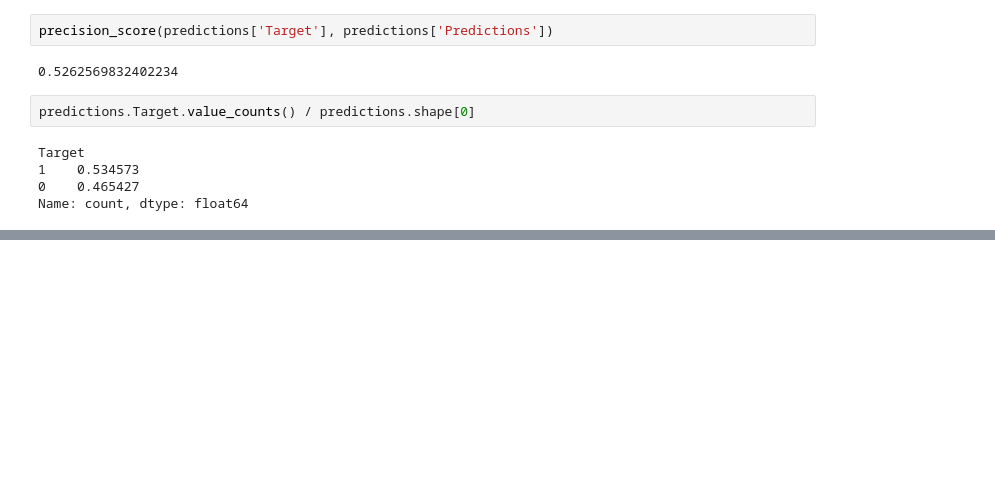
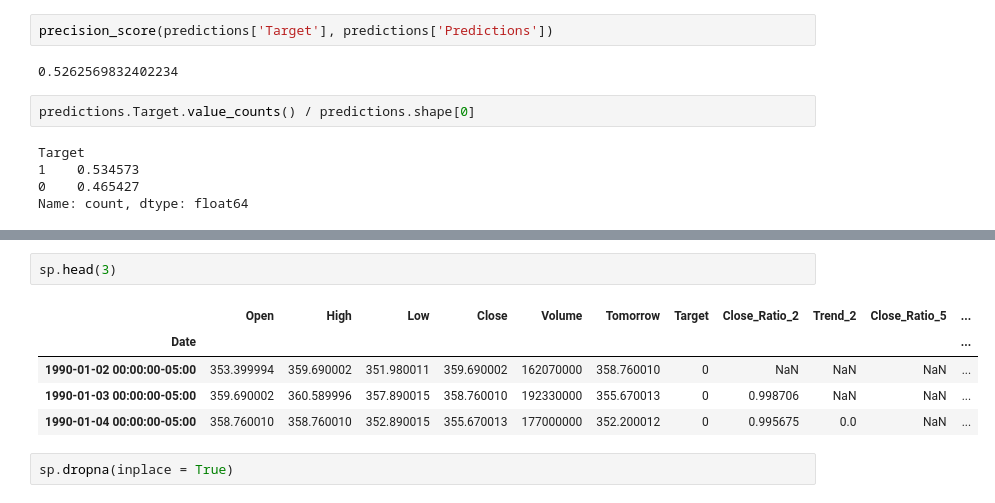
Before and after one commit to eluseful/Predicting-Stock-Price-on-Yfinace, a Jupyter notebook: Predicting Stock Price Market.ipynb, the cells around one changed output, grey strips where cells are left out. Cells and saved outputs as stored; diff of their text form; blank space fills up the shorter version.

```diff
--- a/Predicting Stock Price Market.ipynb
+++ b/Predicting Stock Price Market.ipynb
@@ -160,0 +177,10 @@ Name: count, dtype: float64
+# %%
+sp.head(3)
+# %% [output]
+|  | Open | High | Low | Close | Volume | Tomorrow | Target | Close_Ratio_2 | Trend_2 | Close_Ratio_5 | ... |
+| Date |  |  |  |  |  |  |  |  |  |  | ... |
+| 1990-01-02 00:00:00-05:00 | 353.399994 | 359.690002 | 351.980011 | 359.690002 | 162070000 | 358.760010 | 0 | NaN | NaN | NaN | ... |
+| 1990-01-03 00:00:00-05:00 | 359.690002 | 360.589996 | 357.890015 | 358.760010 | 192330000 | 355.670013 | 0 | 0.998706 | NaN | NaN | ... |
+| 1990-01-04 00:00:00-05:00 | 358.760010 | 358.760010 | 352.890015 | 355.670013 | 177000000 | 352.200012 | 0 | 0.995675 | 0.0 | NaN | ... |
+# %%
+sp.dropna(inplace = True)
```
Also changed, not shown: parts of 9 cells of this notebook.
